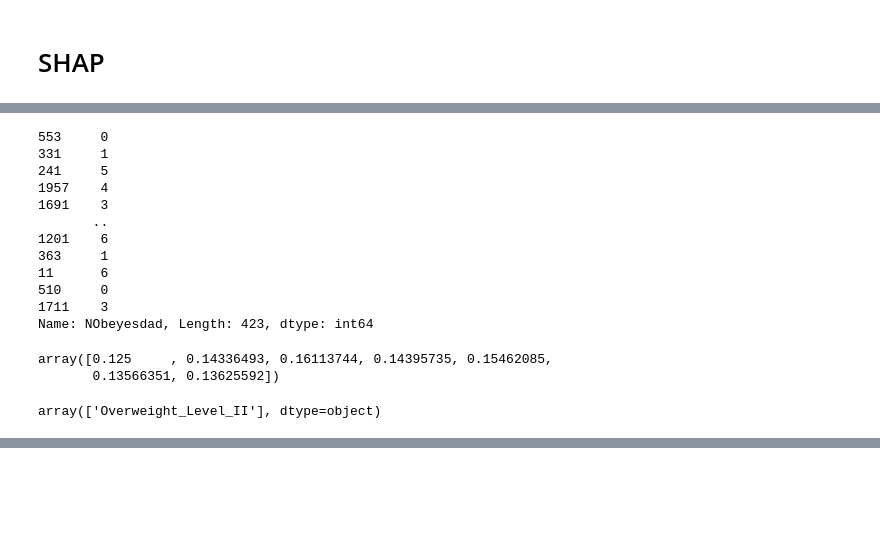
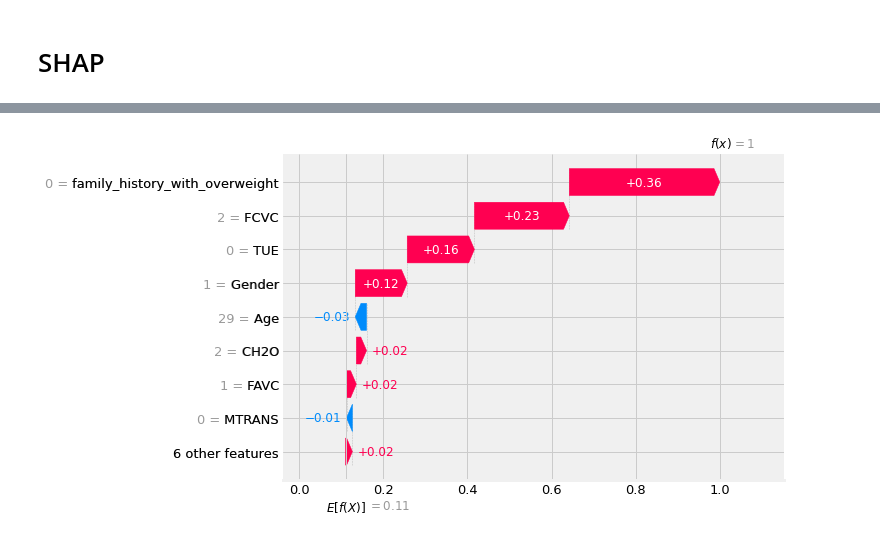
Before and after one commit to dgtzm99/SHAP-Methods-for-Model-Explainability, a Jupyter notebook: case2_Decision_Tree.ipynb, the cells around one changed output, grey strips where cells are left out. Saved outputs shown, nothing was run; the diff lists cells and outputs as text; code cells hidden in the pictures; blank space fills up the shorter version.

```diff
--- a/case2_Decision_Tree.ipynb
+++ b/case2_Decision_Tree.ipynb
@@ -258,24 +363,4 @@ y_test.iloc[sample]
-# %%
-y_test
-# %% [output]
-553     0
-331     1
-241     5
-1957    4
-1691    3
-       ..
-1201    6
-363     1
-11      6
-510     0
-1711    3
-Name: NObeyesdad, Length: 423, dtype: int64
-# %%
-shap_values2.base_values[0]
-# %% [output]
-array([0.125     , 0.14336493, 0.16113744, 0.14395735, 0.15462085,
-       0.13566351, 0.13625592])
-# %%
-encoder_list[-1].inverse_transform(y_test.iloc[sample:sample+1])
-# %% [output]
-array(['Overweight_Level_II'], dtype=object)
+# %%
+shap.initjs()
+shap.plots.waterfall(shap_values[sample,:,1], max_display=9)
+# %% [output]
@@ -281,0 +368 @@ array(['Overweight_Level_II'], dtype=object)
+[figure, added]
```
Also changed, not shown: parts of 57 cells of this notebook, 9 other files.
